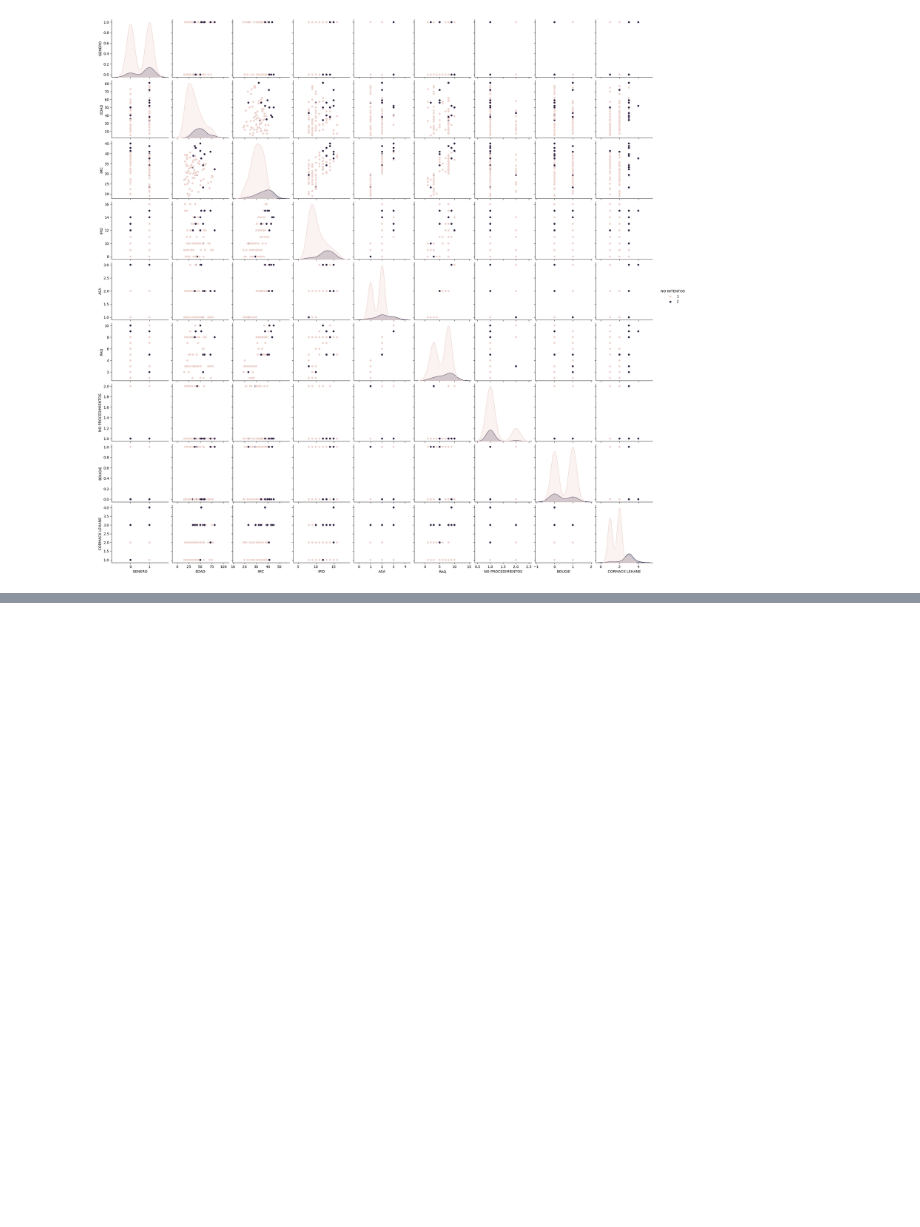
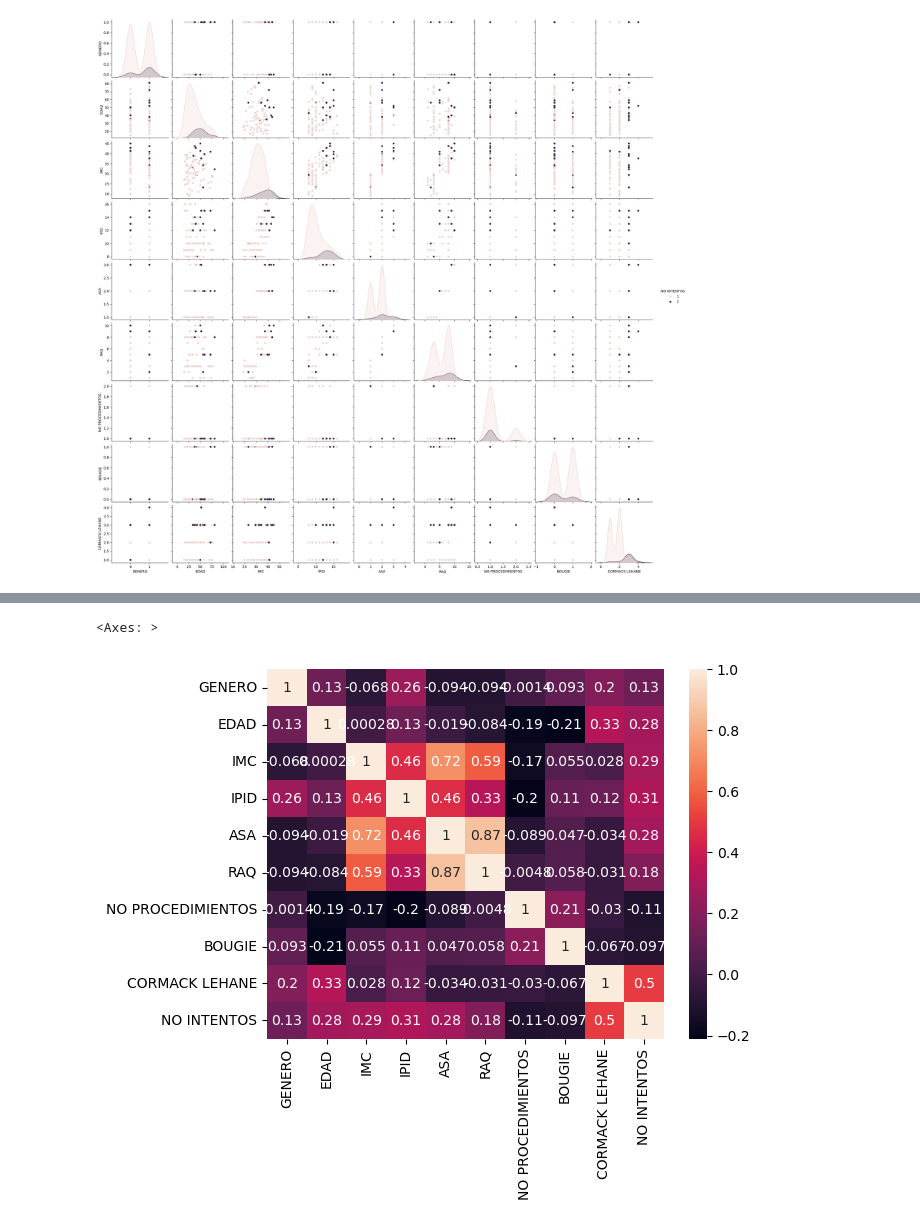
Before and after one commit to JustBati/4fun, a Jupyter notebook: isa.ipynb, the cells around one changed output, grey strips where cells are left out. Cells and saved outputs as stored; diff of their text form; code cells hidden in the pictures; blank space fills up the shorter version.

```diff
--- a/isa.ipynb
+++ b/isa.ipynb
@@ -78,0 +104,5 @@ sns.pairplot(df_clean, hue='NO INTENTOS', diag_kind='kde')
+# %%
+sns.heatmap(df_clean.corr('kendall'), annot=True)
+# %% [output]
+<Axes: >
+[figure, added]
```
Also changed, not shown: parts of 4 cells of this notebook.
